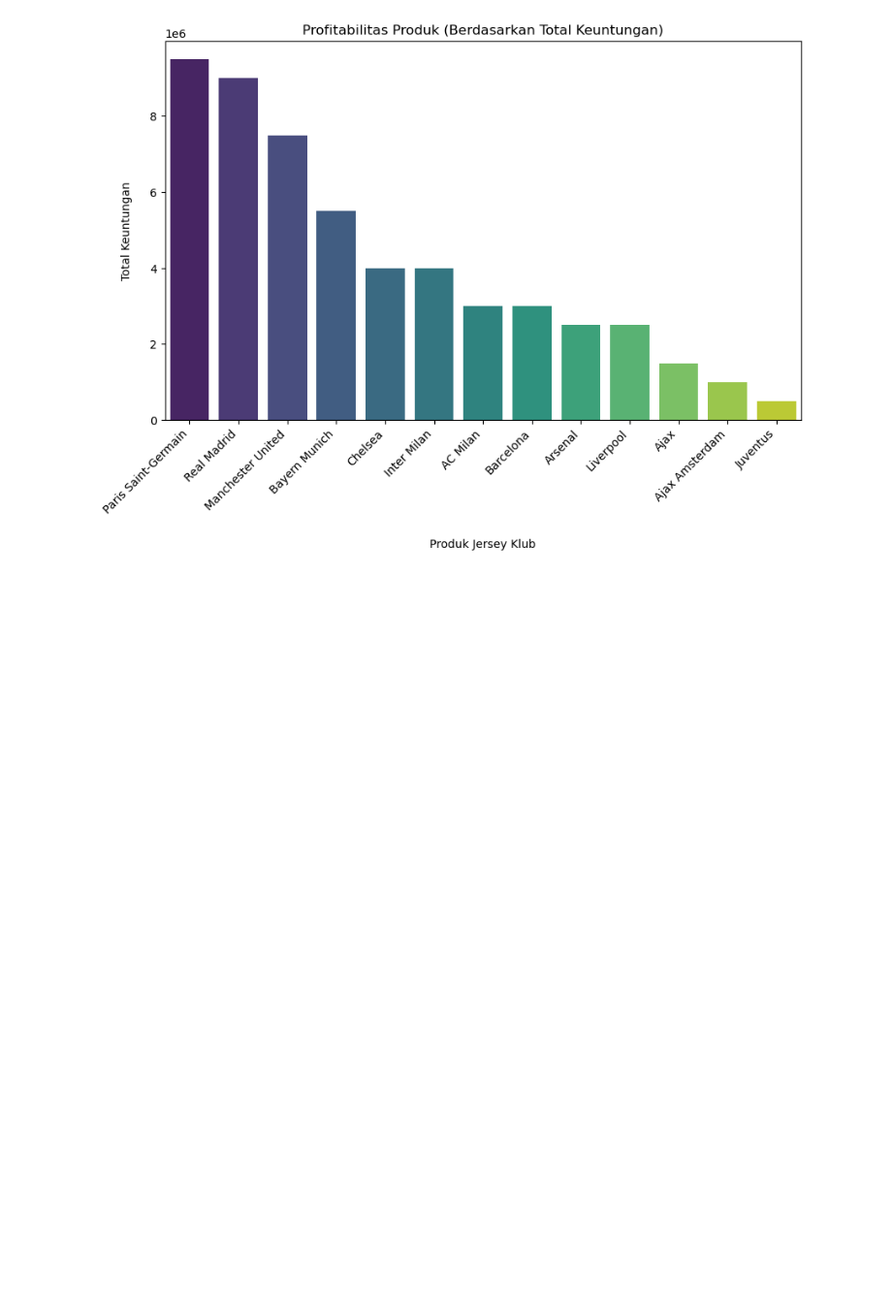
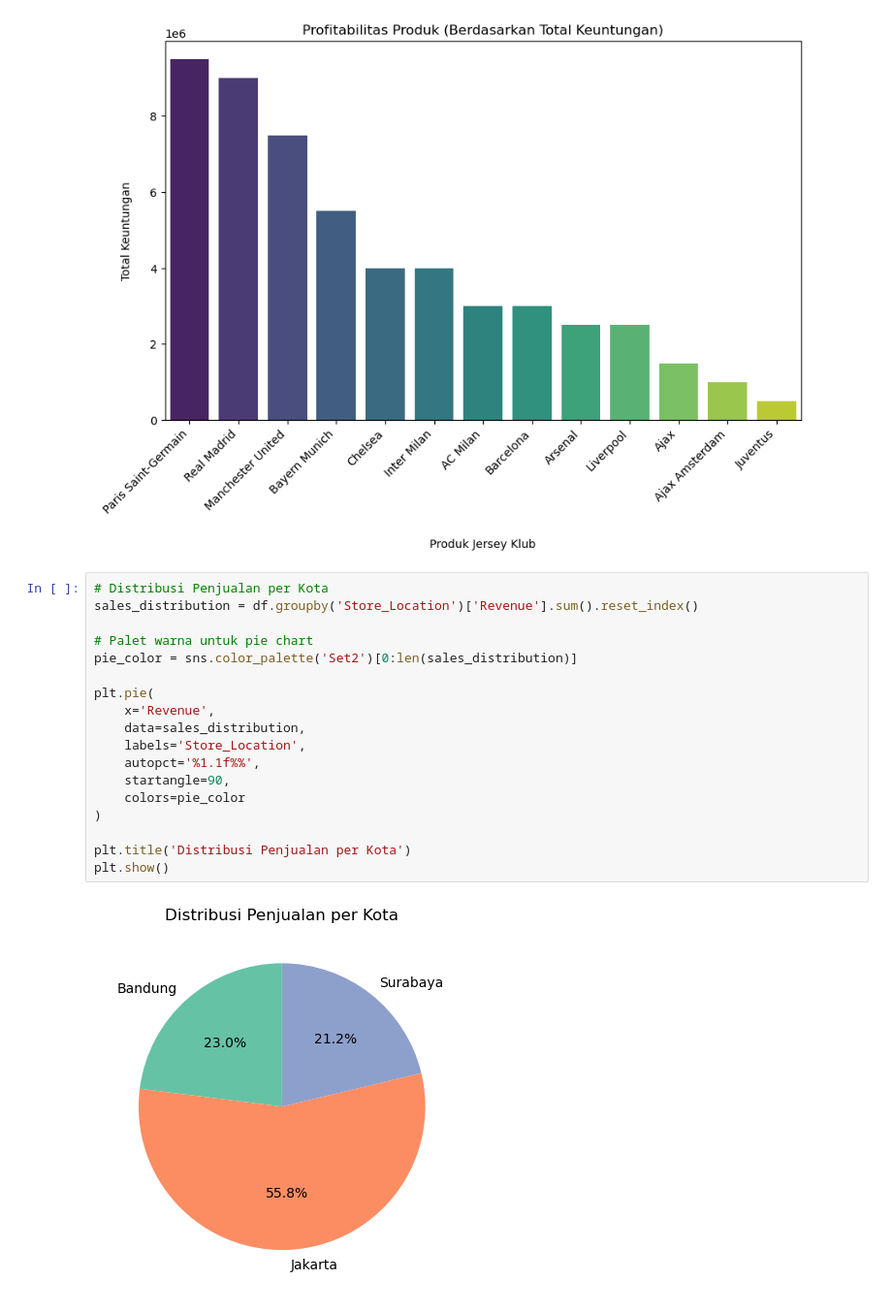
Before and after one commit to rottiiibakarr/Capstone_Project_Data_Cleaning, a Jupyter notebook: Portfolio_RetailSales_&_Profitability_Analytics/data_visualization.ipynb, the cells around one changed output. Shown at 97% size. Saved outputs shown, nothing was run; the diff lists cells and outputs as text; blank space fills up the shorter version.

Commit message:
Commit: Distribusi Penjualan per Kota

```diff
--- a/Portfolio_RetailSales_&_Profitability_Analytics/data_visualization.ipynb
+++ b/Portfolio_RetailSales_&_Profitability_Analytics/data_visualization.ipynb
@@ -60,3 +60,23 @@ plt.xticks(rotation=45, ha='right')
 plt.show()
 # %% [output]
 [figure]
+# %%
+# Distribusi Penjualan per Kota
+sales_distribution = df.groupby('Store_Location')['Revenue'].sum().reset_index()
+
+# Palet warna untuk pie chart
+pie_color = sns.color_palette('Set2')[0:len(sales_distribution)]
+
+plt.pie(
+    x='Revenue',
+    data=sales_distribution,
+    labels='Store_Location',
+    autopct='%1.1f%%',
+    startangle=90,
+    colors=pie_color
+)
+
+plt.title('Distribusi Penjualan per Kota')
+plt.show()
+# %% [output]
+[figure, added]
```
